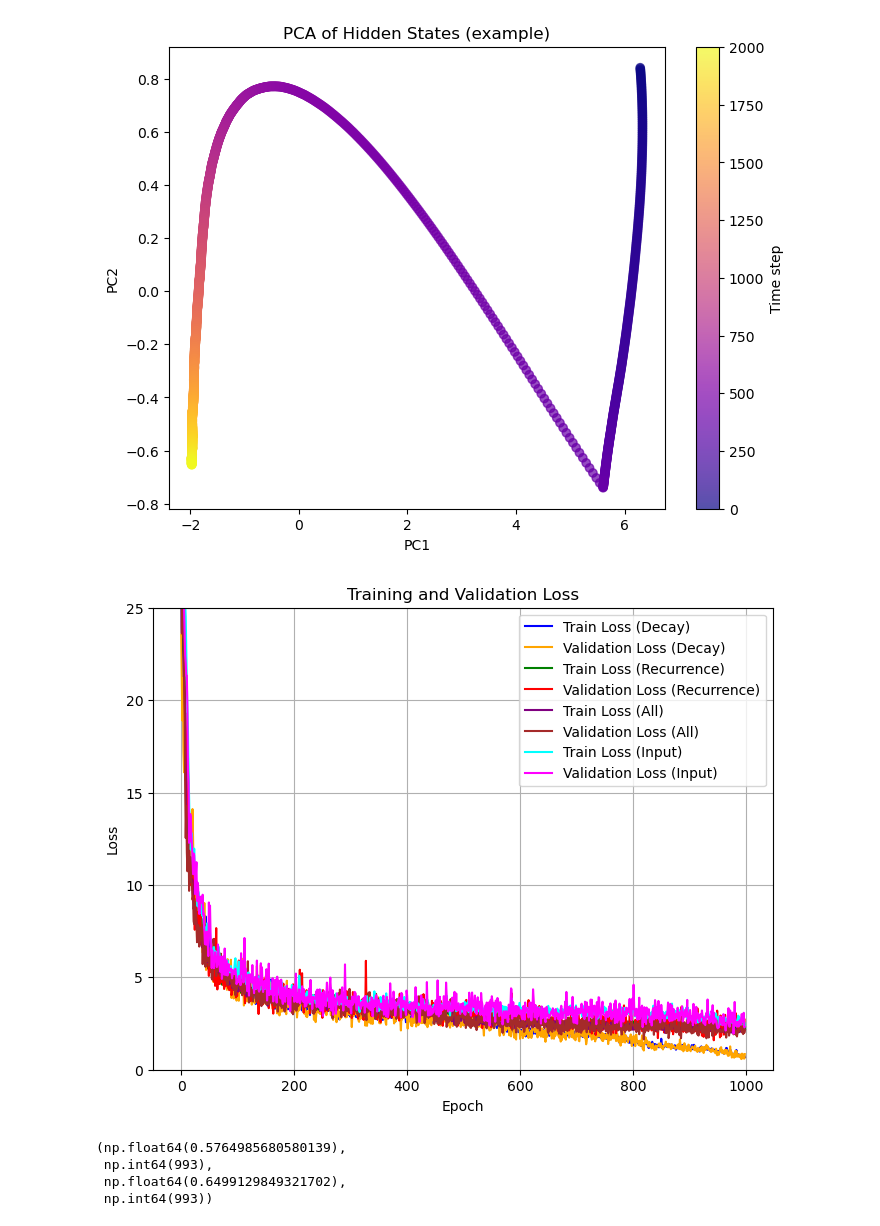
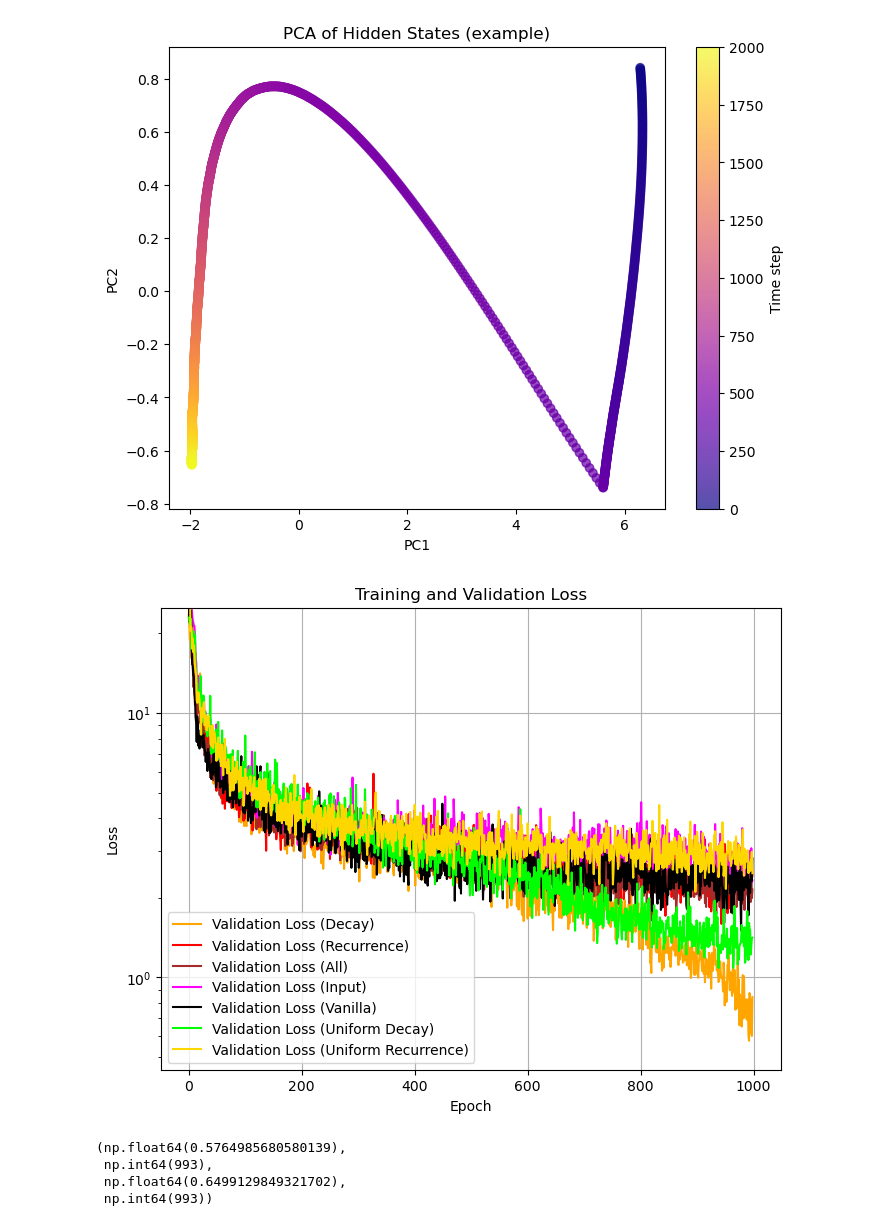
Before and after one commit to ahiggs13/timescale_RNN, a Jupyter notebook: test.ipynb, the cells around one changed output. Saved outputs shown, nothing was run; the diff lists cells and outputs as text; code cells hidden in the pictures.

```diff
--- a/test.ipynb
+++ b/test.ipynb
@@ -126,27 +126,39 @@ train_loss3 = np.load('all_review_0/train_losses.npy')
 val_loss3 = np.load('all_review_0/val_losses.npy')
 train_loss4 = np.load('input_review_0/train_losses.npy')
 val_loss4 = np.load('input_review_0/val_losses.npy')
+train_loss5 = np.load('vanilla_review_0/train_losses.npy')
+val_loss5 = np.load('vanilla_review_0/val_losses.npy')
+train_loss6 = np.load('uniform_decay_review_0/train_losses.npy')
+val_loss6 = np.load('uniform_decay_review_0/val_losses.npy')
+train_loss7 = np.load('uniform_recur_0/train_losses.npy')
+val_loss7 = np.load('uniform_recur_0/val_losses.npy')
 # %%
 plt.figure(figsize=(8,6))
-plt.plot(train_loss[1:], label='Train Loss (Decay)', color='blue')
+# plt.plot(train_loss[1:], label='Train Loss (Decay)', color='blue')
 plt.plot(val_loss[1:], label='Validation Loss (Decay)', color='orange')
-plt.plot(train_loss2[1:], label='Train Loss (Recurrence)', color='green')
+# plt.plot(train_loss2[1:], label='Train Loss (Recurrence)', color='green')
 plt.plot(val_loss2[1:], label='Validation Loss (Recurrence)', color='red')
-plt.plot(train_loss3[1:], label='Train Loss (All)', color='purple')
+# plt.plot(train_loss3[1:], label='Train Loss (All)', color='purple')
 plt.plot(val_loss3[1:], label='Validation Loss (All)', color='brown')
-plt.plot(train_loss4[1:], label='Train Loss (Input)', color='cyan')
+# plt.plot(train_loss4[1:], label='Train Loss (Input)', color='cyan')
 plt.plot(val_loss4[1:], label='Validation Loss (Input)', color='magenta')
-
+# plt.plot(train_loss5[1:], label='Train Loss (Vanilla)', color='gray')
+plt.plot(val_loss5[1:], label='Validation Loss (Vanilla)', color='black')
+# plt.plot(train_loss6[1:], label='Train Loss (Uniform Decay)', color='teal')
+plt.plot(val_loss6[1:], label='Validation Loss (Uniform Decay)', color='lime')
+# plt.plot(train_loss7[1:], label='Train Loss (Uniform Recurrence)', color='coral')
+plt.plot(val_loss7[1:], label='Validation Loss (Uniform Recurrence)', color='gold')
+plt.yscale('log')
 
 plt.xlabel('Epoch')
 plt.ylabel('Loss')
 plt.title('Training and Validation Loss')
 plt.ylim(0,25)
-plt.legend()
+plt.legend(loc='lower left')
 plt.grid()
 plt.show()
 # %% [output]
-[figure, old version]
+[figure, new version]
 # %%
 np.min(val_loss), np.argmin(val_loss), np.min(train_loss), np.argmin(train_loss)
 # %% [output]
```
Also changed, not shown: parts of 1 cell of this notebook, 4 other files.
